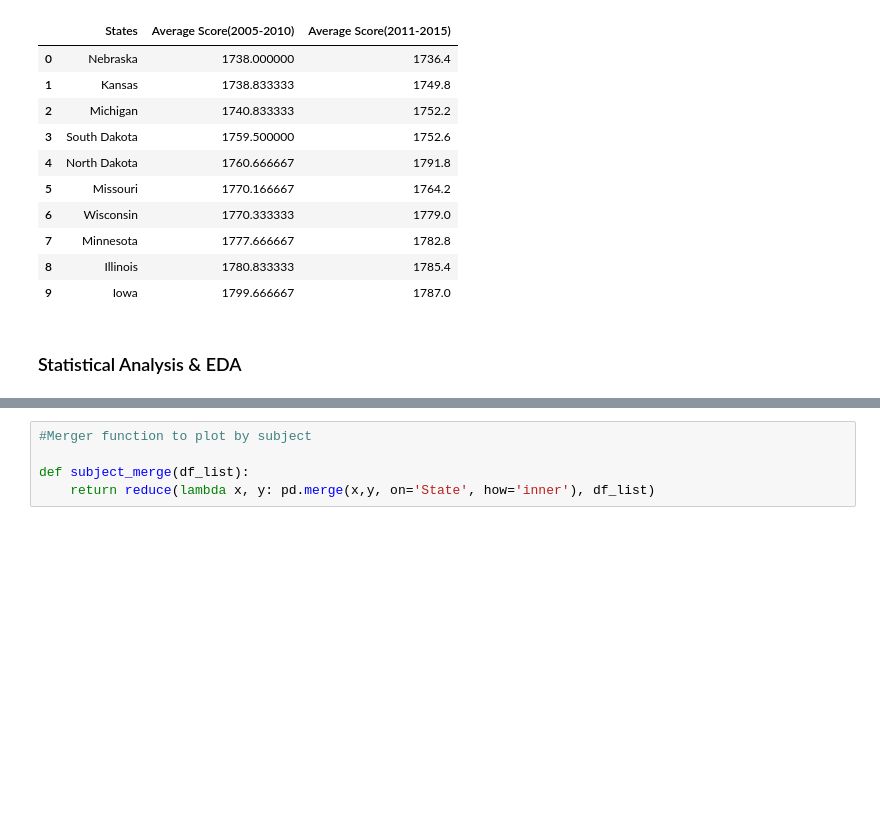
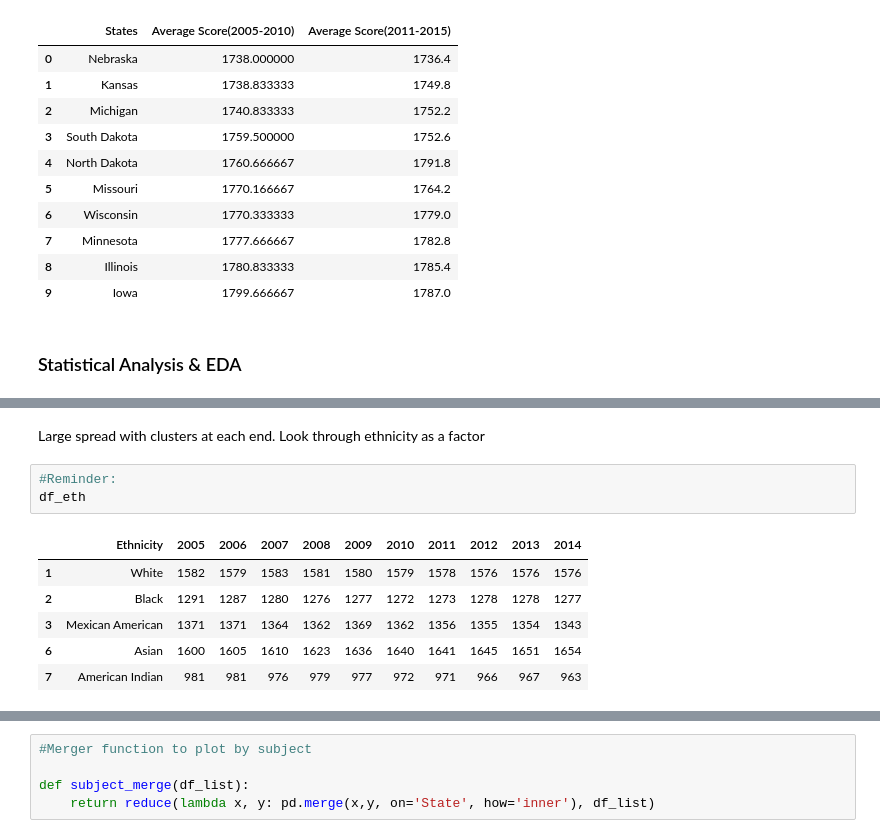
Before and after one commit to phamc4/Projects, a Jupyter notebook: SAT_changes.ipynb, the cells around one changed output, grey strips where cells are left out. Saved outputs shown, nothing was run; the diff lists cells and outputs as text; blank space fills up the shorter version.

```diff
--- a/SAT_changes.ipynb
+++ b/SAT_changes.ipynb
@@ -294,0 +363,12 @@ fig.tight_layout()
+# %% [markdown]
+Large spread with clusters at each end. Look through ethnicity as a factor
+# %%
+#Reminder:
+df_eth
+# %% [output]
+|  | Ethnicity | 2005 | 2006 | 2007 | 2008 | 2009 | 2010 | 2011 | 2012 | 2013 | 2014 |
+| 1 | White | 1582 | 1579 | 1583 | 1581 | 1580 | 1579 | 1578 | 1576 | 1576 | 1576 |
+| 2 | Black | 1291 | 1287 | 1280 | 1276 | 1277 | 1272 | 1273 | 1278 | 1278 | 1277 |
+| 3 | Mexican American | 1371 | 1371 | 1364 | 1362 | 1369 | 1362 | 1356 | 1355 | 1354 | 1343 |
+| 6 | Asian | 1600 | 1605 | 1610 | 1623 | 1636 | 1640 | 1641 | 1645 | 1651 | 1654 |
+| 7 | American Indian | 981 | 981 | 976 | 979 | 977 | 972 | 971 | 966 | 967 | 963 |
```
Also changed, not shown: parts of 26 cells of this notebook.
